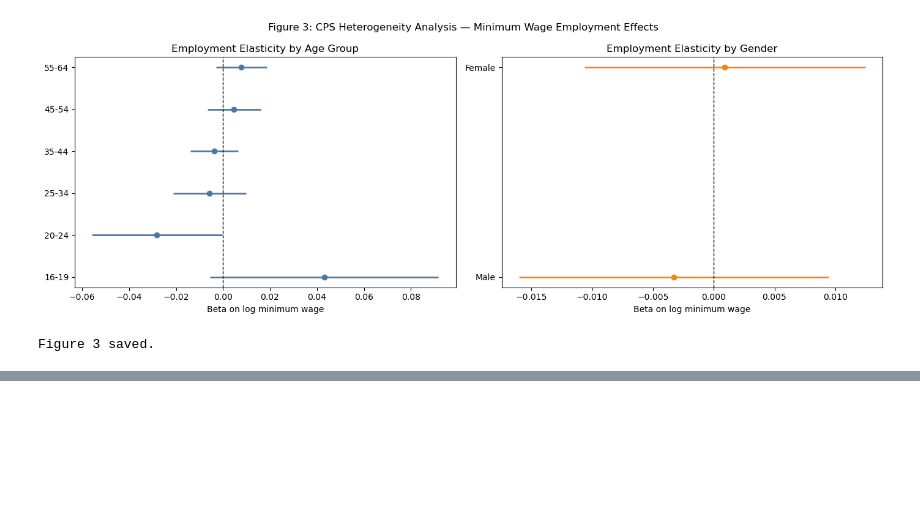
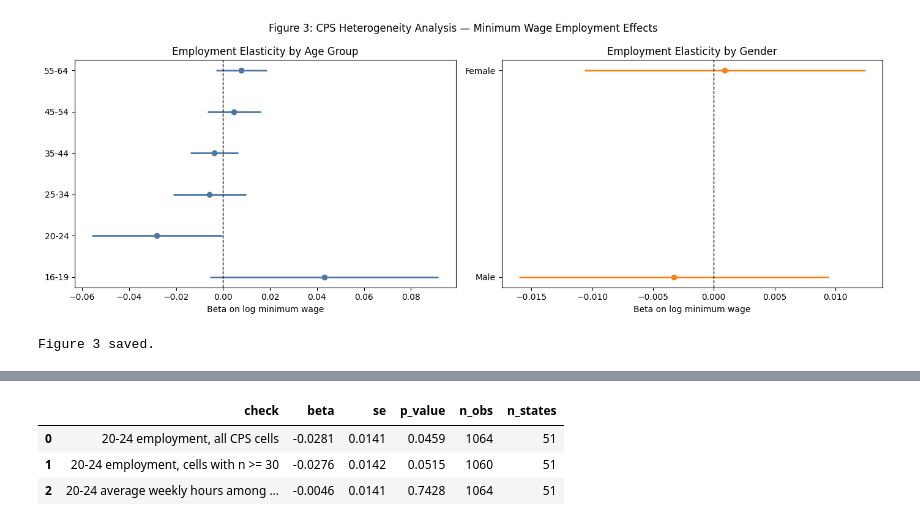
Before and after one commit to Gechyb/IDS_701-Causal-Inference_Final, a Jupyter notebook: notebooks/09_cps_heterogeneity.ipynb, the cells around one changed output, grey strips where cells are left out. Cells and saved outputs as stored; diff of their text form; code cells hidden in the pictures; blank space fills up the shorter version.

Commit message:
Restore robustness checks on latest CPS update

```diff
--- a/notebooks/09_cps_heterogeneity.ipynb
+++ b/notebooks/09_cps_heterogeneity.ipynb
@@ -319,0 +436,47 @@ Figure 3 saved.
+# %%
+young_adult_full = small_cell_results[
+    (small_cell_results["age_group"] == "20-24")
+    & (small_cell_results["sample"] == "All state-year cells")
+].iloc[0]
+young_adult_restricted = small_cell_results[
+    (small_cell_results["age_group"] == "20-24")
+    & (small_cell_results["sample"] == f"Cells with n >= {MIN_CELL_N}")
+].iloc[0]
+
+cps_robustness_table = pd.DataFrame(
+    [
+        {
+            "check": "20-24 employment, all CPS cells",
+            "beta": young_adult_full["beta"],
+            "se": young_adult_full["se"],
+            "p_value": young_adult_full["p_value"],
+            "n_obs": young_adult_full["n_obs"],
+            "n_states": young_adult_full["n_states"],
+        },
+        {
+            "check": f"20-24 employment, cells with n >= {MIN_CELL_N}",
+            "beta": young_adult_restricted["beta"],
+            "se": young_adult_restricted["se"],
+            "p_value": young_adult_restricted["p_value"],
+            "n_obs": young_adult_restricted["n_obs"],
+            "n_states": young_adult_restricted["n_states"],
+        },
+        {
+            "check": "20-24 average weekly hours among employed",
+            "beta": young_hours_result["beta"],
+            "se": young_hours_result["se"],
+            "p_value": young_hours_result["p_value"],
+            "n_obs": young_hours_result["n_obs"],
+            "n_states": young_hours_result["n_states"],
+        },
+    ]
+)
+for col in ["beta", "se", "p_value"]:
+    cps_robustness_table[col] = cps_robustness_table[col].round(4)
+
+cps_robustness_table
+# %% [output]
+|  | check | beta | se | p_value | n_obs | n_states |
+| 0 | 20-24 employment, all CPS cells | -0.0281 | 0.0141 | 0.0459 | 1064 | 51 |
+| 1 | 20-24 employment, cells with n >= 30 | -0.0276 | 0.0142 | 0.0515 | 1060 | 51 |
+| 2 | 20-24 average weekly hours among ... | -0.0046 | 0.0141 | 0.7428 | 1064 | 51 |
```
Also changed, not shown: parts of 6 cells of this notebook, 2 other files.
